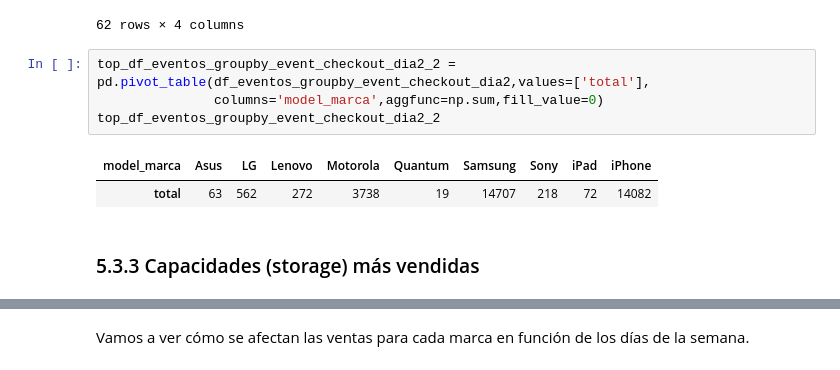
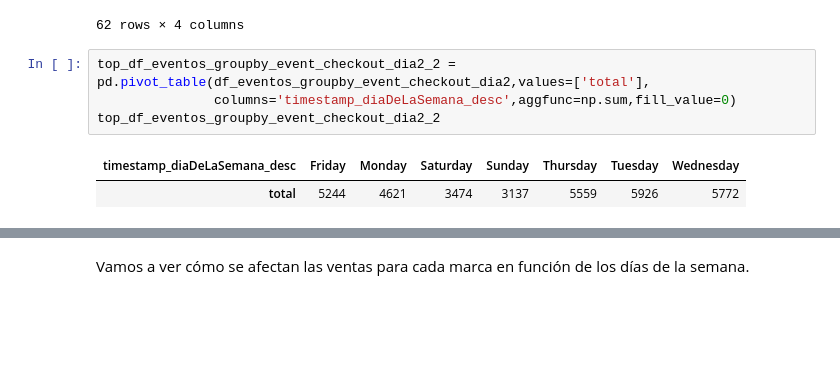
Before and after one commit to lituarte/Datos-TP1, a Jupyter notebook: Informe.ipynb, the cells around one changed output, grey strips where cells are left out. Drawn from its saved outputs; the diff is of its cells as text; blank space fills up the shorter version.

```diff
--- a/Informe.ipynb
+++ b/Informe.ipynb
@@ -834,10 +921,8 @@ df_eventos_groupby_event_checkout_dia2
 62 rows × 4 columns
 # %%
 top_df_eventos_groupby_event_checkout_dia2_2 = pd.pivot_table(df_eventos_groupby_event_checkout_dia2,values=['total'],
-               columns='model_marca',aggfunc=np.sum,fill_value=0)
+               columns='timestamp_diaDeLaSemana_desc',aggfunc=np.sum,fill_value=0)
 top_df_eventos_groupby_event_checkout_dia2_2
 # %% [output]
-| model_marca | Asus | LG | Lenovo | Motorola | Quantum | Samsung | Sony | iPad | iPhone |
-| total | 63 | 562 | 272 | 3738 | 19 | 14707 | 218 | 72 | 14082 |
+| timestamp_diaDeLaSemana_desc | Friday | Monday | Saturday | Sunday | Thursday | Tuesday | Wednesday |
+| total | 5244 | 4621 | 3474 | 3137 | 5559 | 5926 | 5772 |
-# %% [markdown]
-### 5.3.3 Capacidades (storage) más vendidas
```
Also changed, not shown: parts of 47 cells of this notebook.
